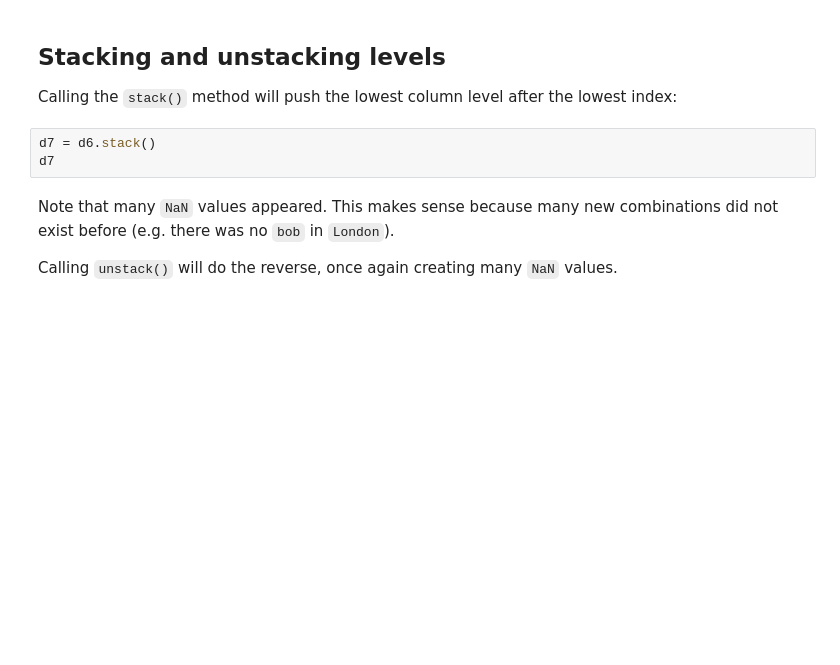
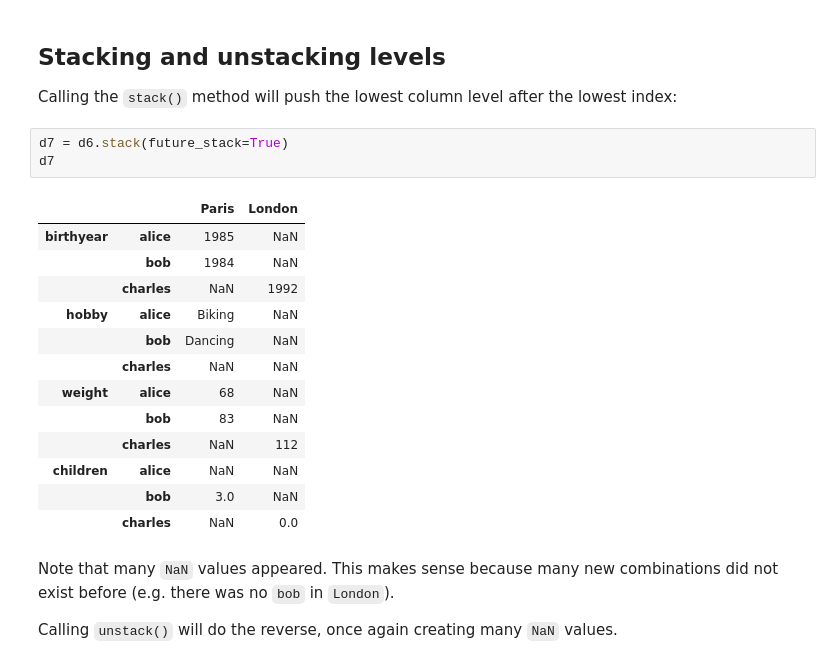
Before and after one commit to jgoebel0089/handson-mlp-Geron, a Jupyter notebook: tools_pandas.ipynb, the cells around one changed output. Cells and saved outputs as stored; diff of their text form; blank space fills up the shorter version.

```diff
--- a/tools_pandas.ipynb
+++ b/tools_pandas.ipynb
@@ -726,8 +771,22 @@ d6
 ## Stacking and unstacking levels
 Calling the `stack()` method will push the lowest column level after the lowest index:
 # %%
-d7 = d6.stack()
+d7 = d6.stack(future_stack=True)
 d7
+# %% [output]
+|  |  | Paris | London |
+| birthyear | alice | 1985 | NaN |
+|  | bob | 1984 | NaN |
+|  | charles | NaN | 1992 |
+| hobby | alice | Biking | NaN |
+|  | bob | Dancing | NaN |
+|  | charles | NaN | NaN |
+| weight | alice | 68 | NaN |
+|  | bob | 83 | NaN |
+|  | charles | NaN | 112 |
+| children | alice | NaN | NaN |
+|  | bob | 3.0 | NaN |
+|  | charles | NaN | 0.0 |
 # %% [markdown]
 Note that many `NaN` values appeared. This makes sense because many new combinations did not exist before (e.g. there was no `bob` in `London`).
 
```
Also changed, not shown: parts of 49 cells of this notebook.
